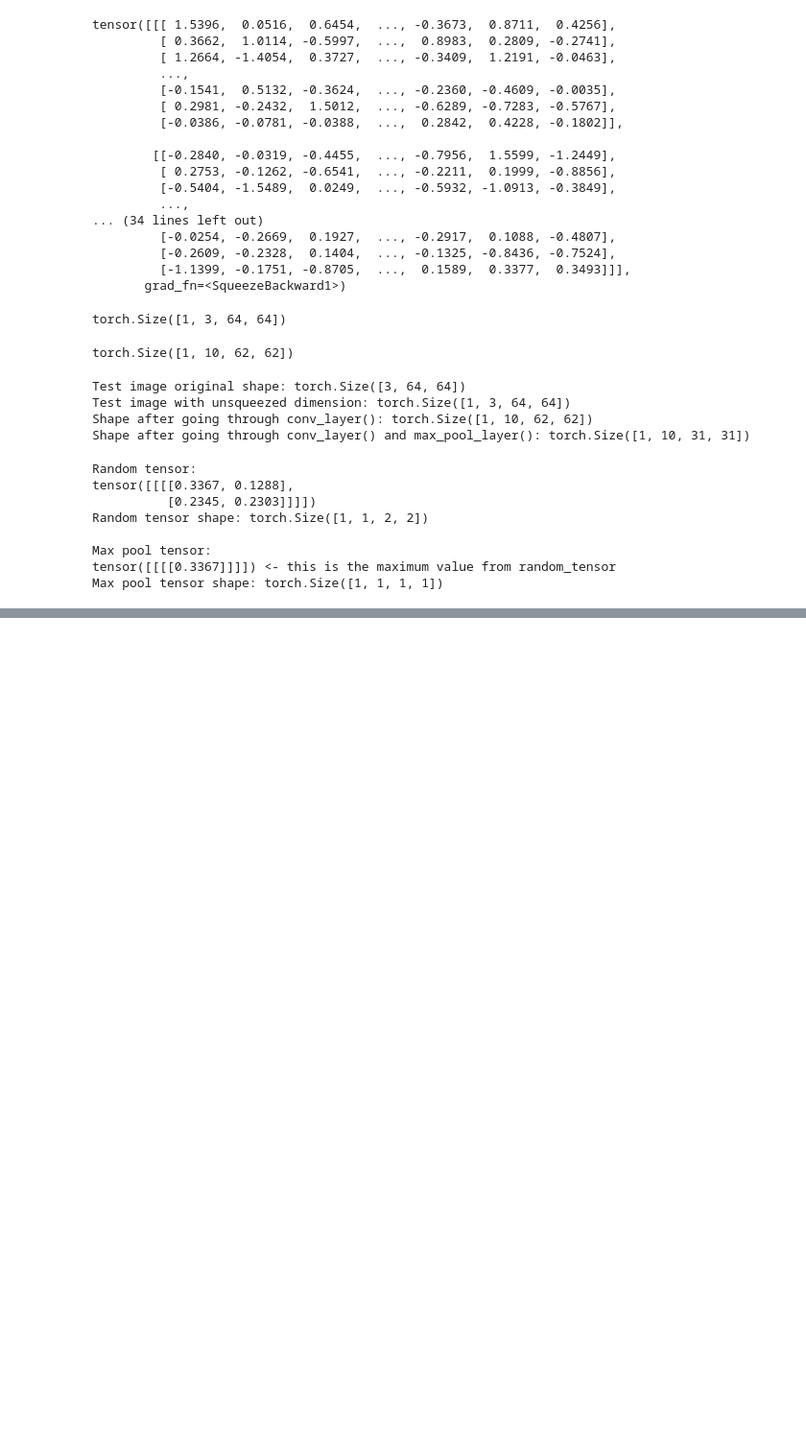
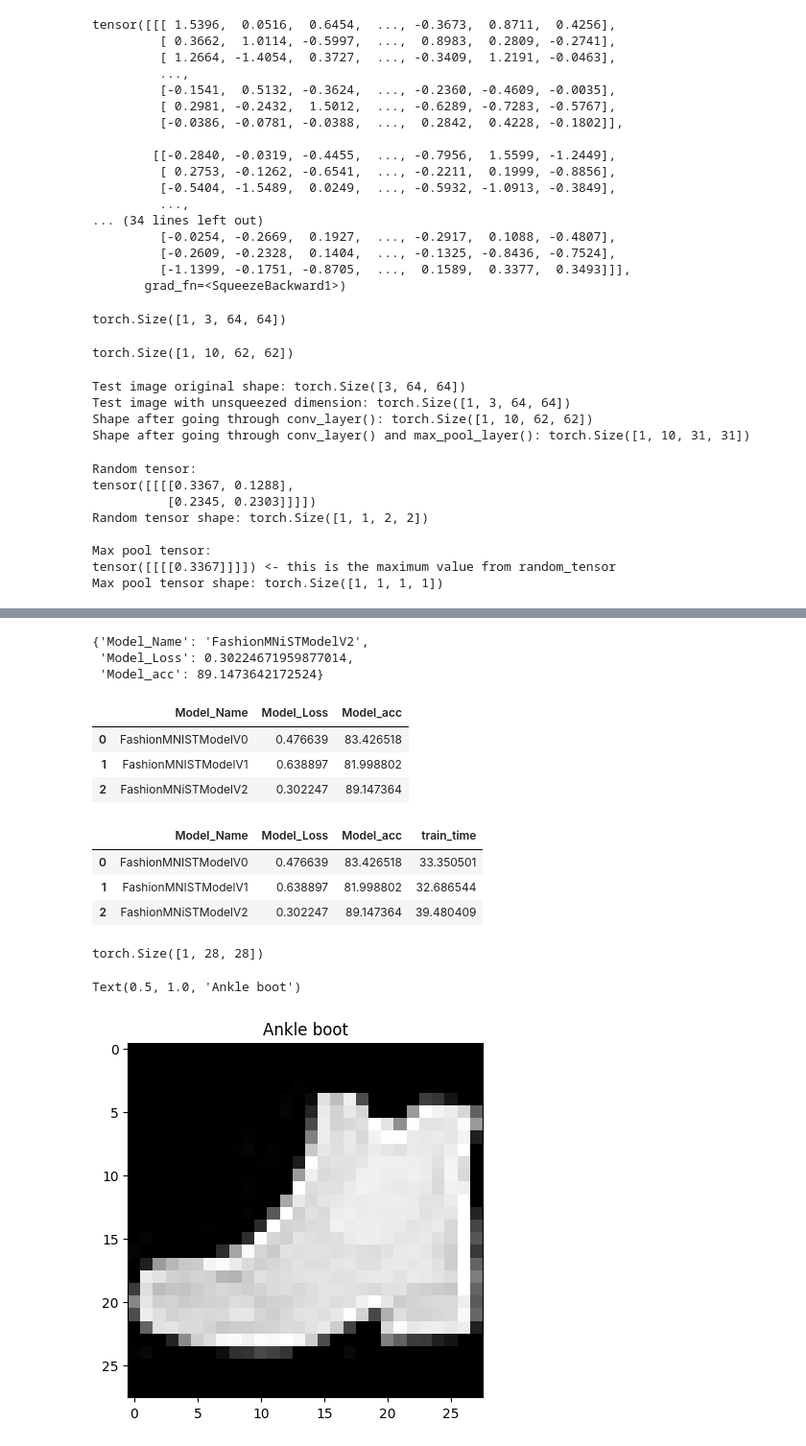
Before and after one commit to Shadoww002/DeepLearning-PyTorch, a Jupyter notebook: Chapter 3 – Computer Vision/ComputerVision.ipynb, the cells around one changed output, grey strips where cells are left out. Shown: that part at 96% size. Drawn from its saved outputs; the diff is of its cells as text; code cells hidden in the pictures; blank space fills up the shorter version.

```diff
--- a/Chapter 3 – Computer Vision/ComputerVision.ipynb
+++ b/Chapter 3 – Computer Vision/ComputerVision.ipynb
@@ -784,0 +842,33 @@ Max pool tensor shape: torch.Size([1, 1, 1, 1])
+# %%
+## model_2 results
+model_2_results = eval_model(
+    model=model_2,
+    accuracy_fn=accuracy_fn,
+    data_loader=test_dataloader,
+    loss_fn=loss_fn,
+    device = device
+)
+model_2_results
+# %% [output]
+{'Model_Name': 'FashionMNiSTModelV2',
+ 'Model_Loss': 0.30224671959877014,
+ 'Model_acc': 89.1473642172524}
+# %%
+## Lest Compare
+import pandas as pd
+
+compare_results = pd.DataFrame([model_0_results,model_1_results,model_2_results])
+compare_results
+# %% [output]
+|  | Model_Name | Model_Loss | Model_acc |
+| 0 | FashionMNISTModelV0 | 0.476639 | 83.426518 |
+| 1 | FashionMNISTModelV1 | 0.638897 | 81.998802 |
+| 2 | FashionMNiSTModelV2 | 0.302247 | 89.147364 |
+# %%
+compare_results["train_time"] = [total_train_time_cpu ,total_train_time_gpu,total_train_time_model_2]
+compare_results
+# %% [output]
+|  | Model_Name | Model_Loss | Model_acc | train_time |
+| 0 | FashionMNISTModelV0 | 0.476639 | 83.426518 | 33.350501 |
+| 1 | FashionMNISTModelV1 | 0.638897 | 81.998802 | 32.686544 |
+| 2 | FashionMNiSTModelV2 | 0.302247 | 89.147364 | 39.480409 |
@@ -784,0 +896,20 @@ Max pool tensor shape: torch.Size([1, 1, 1, 1])
+# %%
+import random
+# random.seed(42)
+
+test_samples = []
+test_labels = []
+
+for sample , label in random.sample(list(test_data) , k = 9 ):
+  test_samples.append(sample)
+  test_labels.append(label)
+
+test_samples[0].shape
+# %% [output]
+torch.Size([1, 28, 28])
+# %%
+plt.imshow(test_samples[0].squeeze() , cmap="gray")
+plt.title(class_name[test_labels[0]])
+# %% [output]
+Text(0.5, 1.0, 'Ankle boot')
+[figure, added]
```
Also changed, not shown: parts of 20 cells of this notebook.
